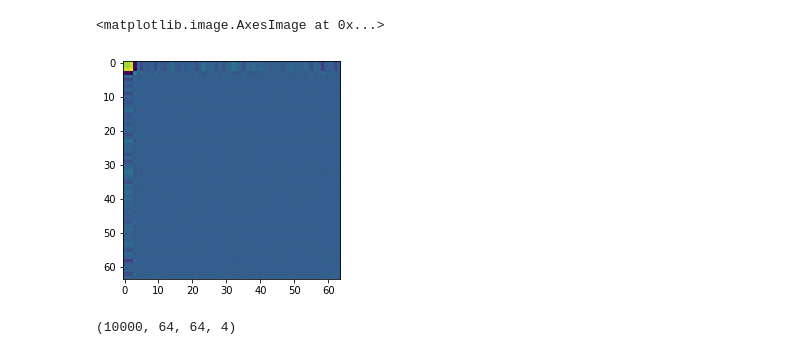
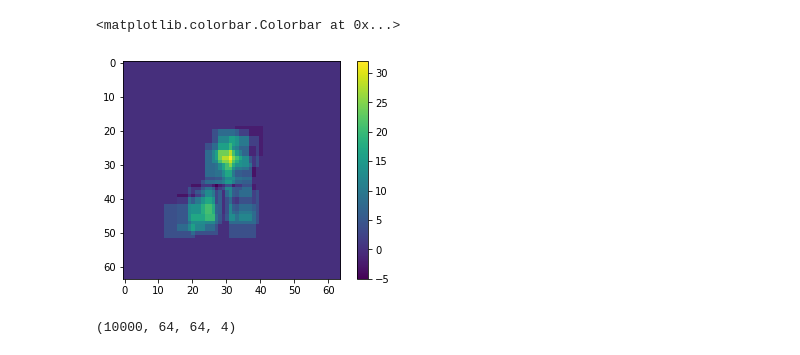
Before and after one commit to shahashka/ml-fragment, a Jupyter notebook: run_notebook.ipynb, the cells around one changed output. Saved outputs shown, nothing was run; the diff lists cells and outputs as text; code cells hidden in the pictures.

```diff
--- a/run_notebook.ipynb
+++ b/run_notebook.ipynb
@@ -85,27 +85,6 @@ aa_hscale = {
 "TRP":  0.810,
 "TYR":  0.260,
 "VAL":  1.080}
-
-element_charge = {"H": +1, "I":-1,
-           "N": -3,
-           "P":-3,
-           "C": +4,
-           "O":-2,
-           "F": -1,
-           "S": -2,
-           "Li": +1,
-           "Cl": -1,
-           "Br": -1}
-atomic_number = {"H": 1, "I":53,
-           "N": 7,
-           "P":15,
-           "C": 6,
-           "O":8,
-           "F": 9,
-           "S": 16,
-           "Li": 3,
-           "Cl": 17,
-           "Br": 35}
 # %%
 def get_coulomb(i,j,z_i,z_j,r):
     if i==j:
@@ -290,7 +326,7 @@ def maker_w_strings(data):
             # protein
             mask[i,j] = 1
 
-    e_map= get_e_map(t, sdf_state, "mol.pqr", 64, matrix)
+    e_map, l_map = get_e_map(t, sdf_state, "mol.pqr", 64, matrix)
 
     p_img = cv2.resize(matrix, dsize=(64, 64), interpolation=cv2.INTER_CUBIC).reshape(64,64,1)
     m_img = cv2.resize(mask, dsize=(64, 64), interpolation=cv2.INTER_CUBIC).reshape(64,64,1)
@@ -298,7 +334,7 @@ def maker_w_strings(data):
     h_img = cv2.resize(aa_matrix_h, dsize=(64, 64), interpolation=cv2.INTER_CUBIC).reshape(64,64,1)
 
 
-    p_contact_matrix = np.concatenate([p_img, m_img, e_map.reshape(64,64,1)], axis=-1)
+    p_contact_matrix = np.concatenate([p_img, m_img, e_map.reshape(64,64,1), l_map.reshape(64,64,1)], axis=-1)
     os.remove("tmp{0}.pdb".format(tmp_file))
     return p_contact_matrix
 # %%
@@ -319,9 +354,10 @@ with multiprocessing.Pool(32) as p:
 done creating pocket
 # %%
-plt.imshow(maps[0][:,:,2])
+plt.imshow(maps[0][:,:,3])
+plt.colorbar()
 # %% [output]
-<matplotlib.image.AxesImage at 0x...>
+<matplotlib.colorbar.Colorbar at 0x...>
-[figure, old version]
+[figure, new version]
 # %%
 images_adrp = np.stack(maps,axis=0)
 print(images_adrp.shape)
```
Also changed, not shown: parts of 6 cells of this notebook, 3 other files.
